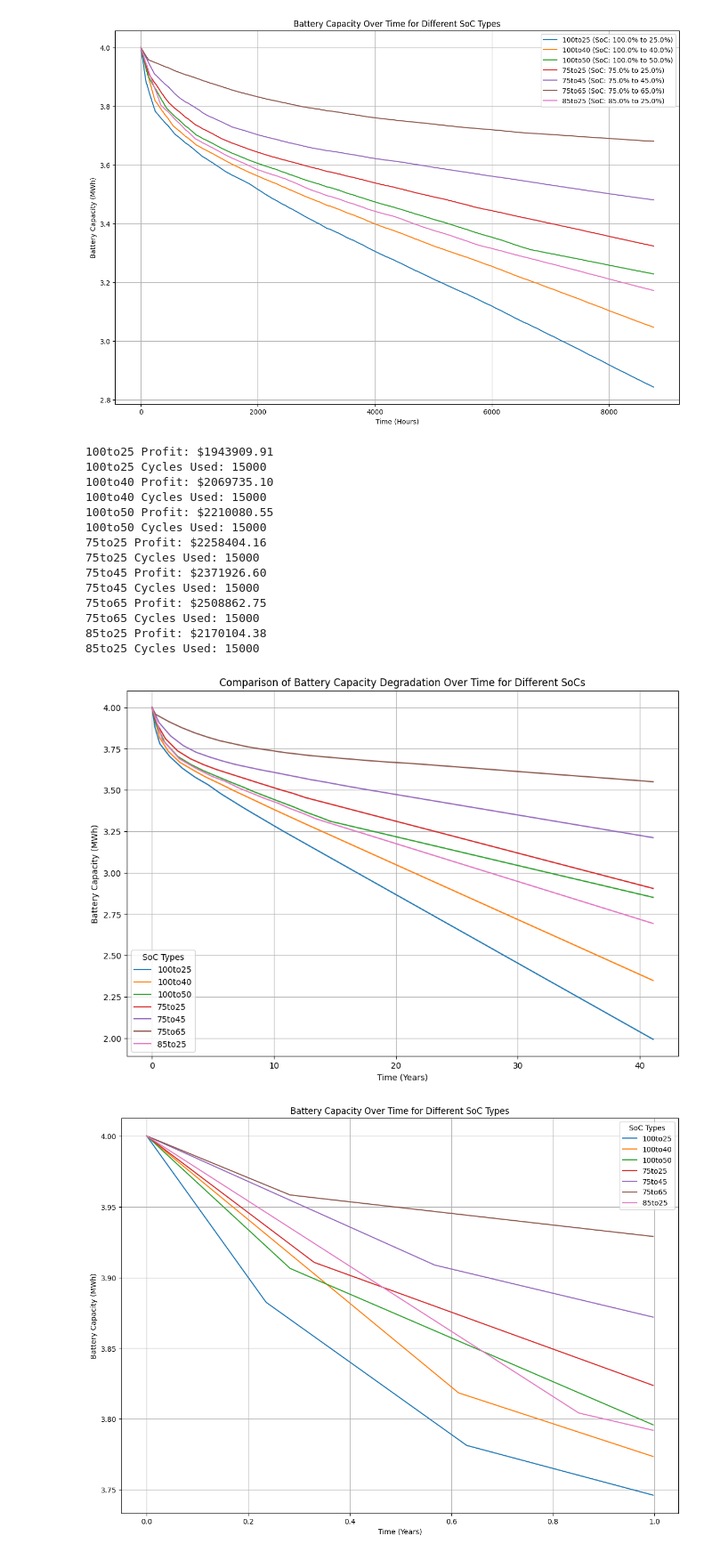
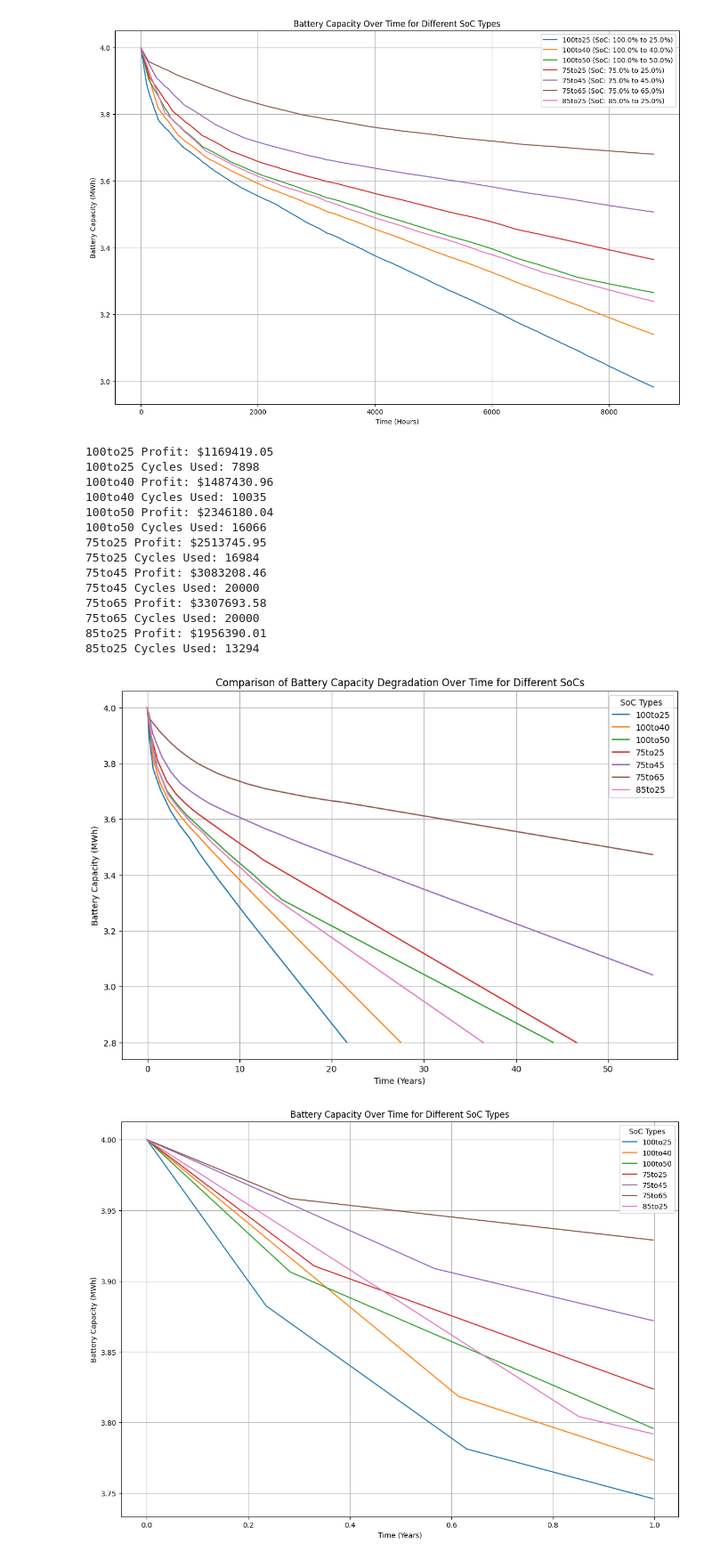
Before and after one commit to NathanPaceydev/Virtual-Power-Plant, a Jupyter notebook: flask app/static/battery_cycles.ipynb, the cells around one changed output. Shown at 89% size. Drawn from its saved outputs; the diff is of its cells as text; code cells hidden in the pictures.

```diff
--- a/flask app/static/battery_cycles.ipynb
+++ b/flask app/static/battery_cycles.ipynb
@@ -119,9 +29,5 @@ plt.show()
 # %%
-import pandas as pd
-import numpy as np
-import matplotlib.pyplot as plt
-import glob
-from scipy.interpolate import interp1d
+
 
 # Load the price data
 hourly_prices = all_data['HOEP'].values  # Make sure to define 'all_data' with hourly price data
@@ -132,8 +38,8 @@ file_paths = glob.glob(os.path.join(folder_path, '*.csv'))
 
 # Initial conditions
 initial_capacity = 4  # MWh
-charge_rate = 1  # MW/h
-discharge_rate = 1  # MW/h
+charge_rate = 4  # MW/h based off of the 2hr charge discharge rate
+discharge_rate = 4  # MW/h
 
 # Function to simulate energy arbitrage and track capacity
 def simulate_and_track_capacity(capacity_func, prices, initial_capacity, charge_rate, discharge_rate, min_charge_level, max_charge_level):
@@ -160,34 +66,34 @@ def simulate_and_track_capacity(capacity_func, prices, initial_capacity, charge_
 
         capacities.append(current_capacity)
 
     return capacities
 
 # Run the simulation for each degradation model and plot the results
 plt.figure(figsize=(15, 10))
 
 for file_path in file_paths:
     data = pd.read_csv(file_path, header=None)
     sorted_data = data.sort_values(by=0)
     cycle_numbers = sorted_data[0].values
     capacities = sorted_data[1].values / 100
 
     capacity_func = interp1d(cycle_numbers, capacities, bounds_error=False, fill_value="extrapolate")
     basename = os.path.basename(file_path).replace('.csv', '')
     max_charge_level, min_charge_level = map(int, basename.split('to'))
     min_charge_level /= 100
     max_charge_level /= 100
 
     tracked_capacities = simulate_and_track_capacity(capacity_func, hourly_prices, initial_capacity, charge_rate, discharge_rate, min_charge_level, max_charge_level)
     plt.plot(tracked_capacities, label=f'{basename} (SoC: {max_charge_level*100}% to {min_charge_level*100}%)')
 
 plt.title('Battery Capacity Over Time for Different SoC Types')
 plt.xlabel('Time (Hours)')
 plt.ylabel('Battery Capacity (MWh)')
 plt.legend()
 plt.grid(True)
 plt.show()
 # %% [output]
-[figure, old version]
+[figure, new version]
 # %%
 import pandas as pd
 import numpy as np
@@ -196,8 +102,12 @@ import glob
 from scipy.interpolate import interp1d
 
 # Constants
-final_percentage = 0.40
-max_cycles = 15000  # Set maximum cycle count
+final_percentage = 0.50
+# warrenty for Megapack cover 15 years representing ~70% which correlates to about 5500
+# therefore set the max at slightly less than double
+max_cycles = 10000  # Set maximum cycle count
+initial_capacity = 4  # MWh
+
 
 # Load a single year's price data to be repeated
 file_path = './Pricing_Data/PUB_PriceHOEPPredispOR_2023_v393.csv'
@@ -213,7 +123,6 @@ folder_path = './Battery-cycles'
 file_paths = glob.glob(os.path.join(folder_path, '*.csv'))
 
 # Initial conditions
-initial_capacity = 4  # MWh
 
 # Function to simulate energy arbitrage and track capacity
 def simulate_daily_cycling(capacity_func, prices, initial_capacity, target_capacity, max_cycles):
@@ -265,20 +174,20 @@ for cycle_type, profit in profits.items():
     print(f"{cycle_type} Profit: ${profit:.2f}")
     print(f"{cycle_type} Cycles Used: {cycles_used[cycle_type]}")
 # %% [output]
-100to25 Profit: $1943909.91
-100to25 Cycles Used: 15000
-100to40 Profit: $2069735.10
-100to40 Cycles Used: 15000
-100to50 Profit: $2210080.55
-100to50 Cycles Used: 15000
-75to25 Profit: $2258404.16
-75to25 Cycles Used: 15000
-75to45 Profit: $2371926.60
-75to45 Cycles Used: 15000
-75to65 Profit: $2508862.75
-75to65 Cycles Used: 15000
-85to25 Profit: $2170104.38
-85to25 Cycles Used: 15000
+100to25 Profit: $1169419.05
+100to25 Cycles Used: 7898
+100to40 Profit: $1487430.96
+100to40 Cycles Used: 10035
+100to50 Profit: $2346180.04
+100to50 Cycles Used: 16066
+75to25 Profit: $2513745.95
+75to25 Cycles Used: 16984
+75to45 Profit: $3083208.46
+75to45 Cycles Used: 20000
+75to65 Profit: $3307693.58
+75to65 Cycles Used: 20000
+85to25 Profit: $1956390.01
+85to25 Cycles Used: 13294
 # %%
 import matplotlib.pyplot as plt
 import numpy as np
@@ -297,7 +206,6 @@ hourly_prices = yearly_data['HOEP'].values
 
 # Constants
 hours_per_year = 24 * 365  # Total hours in a year
-initial_capacity = 4  # MWh
 
 # Directory containing degradation models
 folder_path = './Battery-cycles'
@@ -335,7 +243,7 @@ plt.legend(title="SoC Types")
 plt.grid(True)
 plt.show()
 # %% [output]
-[figure, old version]
+[figure, new version]
 # %%
 import pandas as pd
 import numpy as np
```
Also changed, not shown: parts of 3 cells of this notebook, 9 other files.
